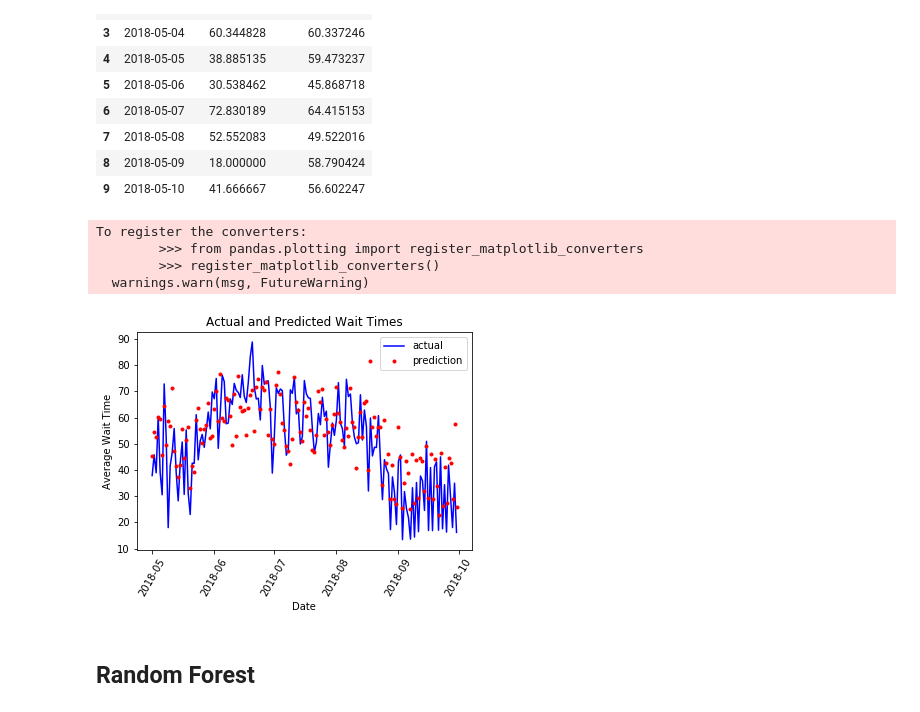
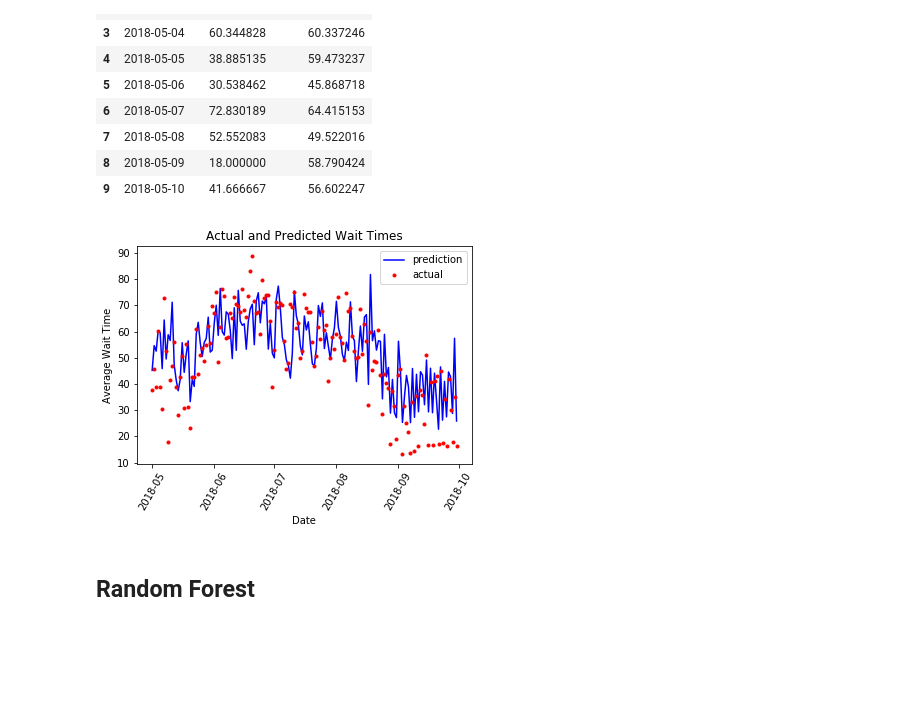
Before and after one commit to daviding11/Splash-Mountain-Wait-Time-Analysis, a Jupyter notebook: Predicting_Wait_Times.ipynb, the cells around one changed output. Drawn from its saved outputs; the diff is of its cells as text; code cells hidden in the pictures; blank space fills up the shorter version.

```diff
--- a/Predicting_Wait_Times.ipynb
+++ b/Predicting_Wait_Times.ipynb
@@ -294,23 +294,19 @@ ridge_comparison_df.head(n = 10)
 # %%
 #ax = sns.lineplot(comparison_df.Date,comparison_df.Actual_Time)
 #ax = sns.scatterplot(comparison_df.Date,comparison_df.Predicted_Time,palette)
 
-plt.plot(ridge_comparison_df.Date, ridge_comparison_df.Actual_Time,'b-', label = 'actual')
+plt.plot(ridge_comparison_df.Date, ridge_comparison_df.Predicted_Time,'b-', label = 'prediction')
 
-plt.plot(ridge_comparison_df.Date, ridge_comparison_df.Predicted_Time,'ro', label = 'prediction',
+plt.plot(ridge_comparison_df.Date, ridge_comparison_df.Actual_Time,'ro', label = 'actual',
         markersize = 3)
 
 plt.xticks(rotation = '60');
 plt.legend()
 
 # Graph labels
 plt.xlabel('Date'); plt.ylabel('Average Wait Time'); plt.title('Actual and Predicted Wait Times');
 # %% [output]
-To register the converters:
-        >>> from pandas.plotting import register_matplotlib_converters
-        >>> register_matplotlib_converters()
-  warnings.warn(msg, FutureWarning)
-[figure, old version]
+[figure, new version]
 # %% [markdown]
 ## Random Forest
 # %%
```
Also changed, not shown: parts of 9 cells of this notebook, 2 other files.
